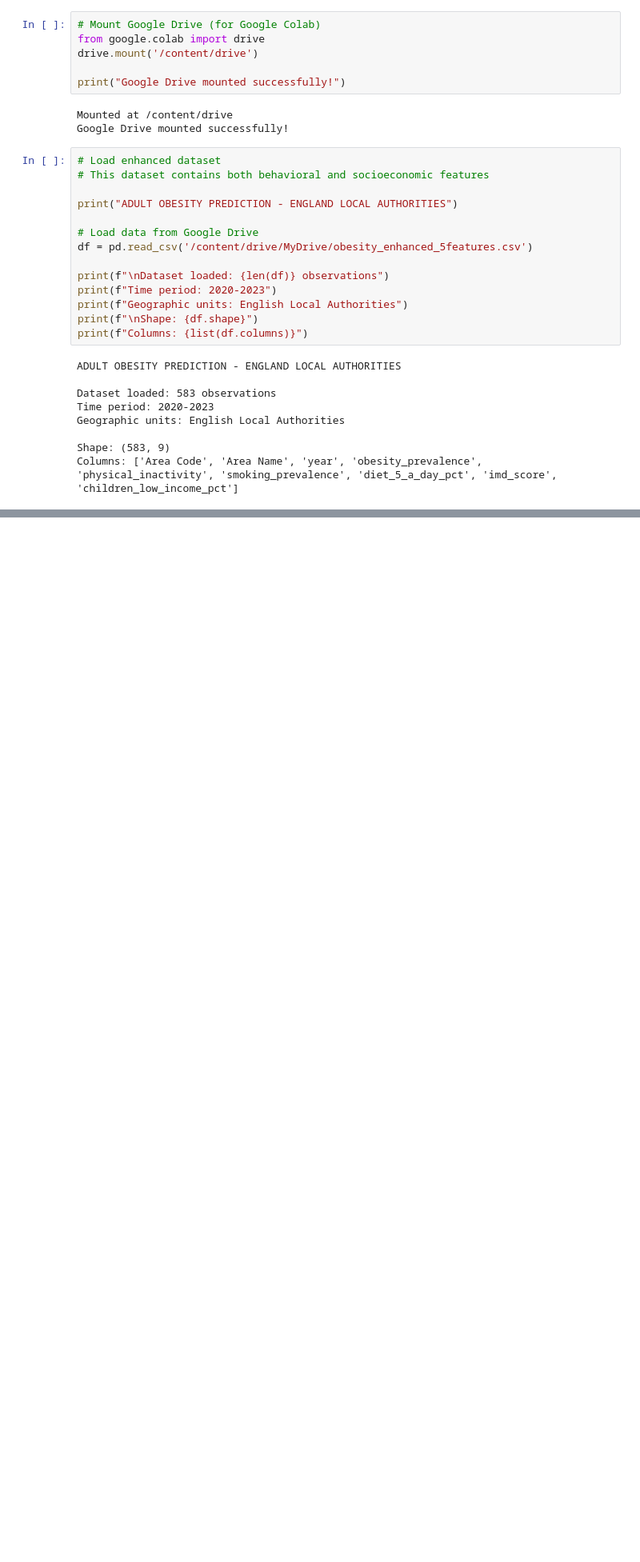
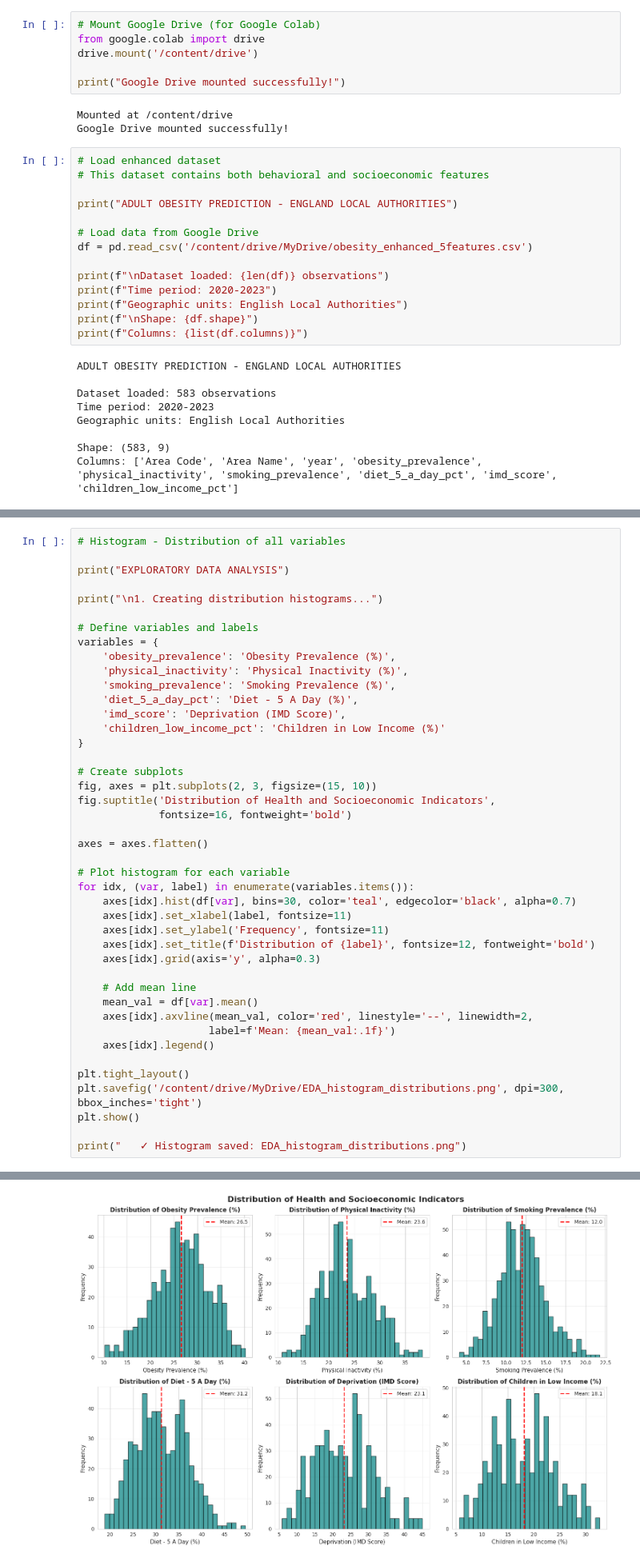
Before and after one commit to gabriel2lucky1990/adult-obesity-risk-modelling-england, a Jupyter notebook: Predicting_Obesity_From_Health_Behaviors_in_England.ipynb, the cells around one changed output, grey strips where cells are left out. Shown at 80% size. Drawn from its saved outputs; the diff is of its cells as text; blank space fills up the shorter version.

Commit message:
Add exploratory Data Analysis (EDA)

```diff
--- a/Predicting_Obesity_From_Health_Behaviors_in_England.ipynb
+++ b/Predicting_Obesity_From_Health_Behaviors_in_England.ipynb
@@ -141,0 +145,44 @@ Number of unique Local Authorities: 147
+# %%
+# Histogram - Distribution of all variables
+
+print("EXPLORATORY DATA ANALYSIS")
+
+print("\n1. Creating distribution histograms...")
+
+# Define variables and labels
+variables = {
+    'obesity_prevalence': 'Obesity Prevalence (%)',
+    'physical_inactivity': 'Physical Inactivity (%)',
+    'smoking_prevalence': 'Smoking Prevalence (%)',
+    'diet_5_a_day_pct': 'Diet - 5 A Day (%)',
+    'imd_score': 'Deprivation (IMD Score)',
+    'children_low_income_pct': 'Children in Low Income (%)'
+}
+
+# Create subplots
+fig, axes = plt.subplots(2, 3, figsize=(15, 10))
+fig.suptitle('Distribution of Health and Socioeconomic Indicators',
+             fontsize=16, fontweight='bold')
+
+axes = axes.flatten()
+
+# Plot histogram for each variable
+for idx, (var, label) in enumerate(variables.items()):
+    axes[idx].hist(df[var], bins=30, color='teal', edgecolor='black', alpha=0.7)
+    axes[idx].set_xlabel(label, fontsize=11)
+    axes[idx].set_ylabel('Frequency', fontsize=11)
+    axes[idx].set_title(f'Distribution of {label}', fontsize=12, fontweight='bold')
+    axes[idx].grid(axis='y', alpha=0.3)
+
+    # Add mean line
+    mean_val = df[var].mean()
+    axes[idx].axvline(mean_val, color='red', linestyle='--', linewidth=2,
+                     label=f'Mean: {mean_val:.1f}')
+    axes[idx].legend()
+
+plt.tight_layout()
+plt.savefig('/content/drive/MyDrive/EDA_histogram_distributions.png', dpi=300, bbox_inches='tight')
+plt.show()
+
+print("   ✓ Histogram saved: EDA_histogram_distributions.png")
+# %% [output]
@@ -141,0 +192 @@ Number of unique Local Authorities: 147
+[figure, added]
```
Also changed, not shown: parts of 7 cells of this notebook.
